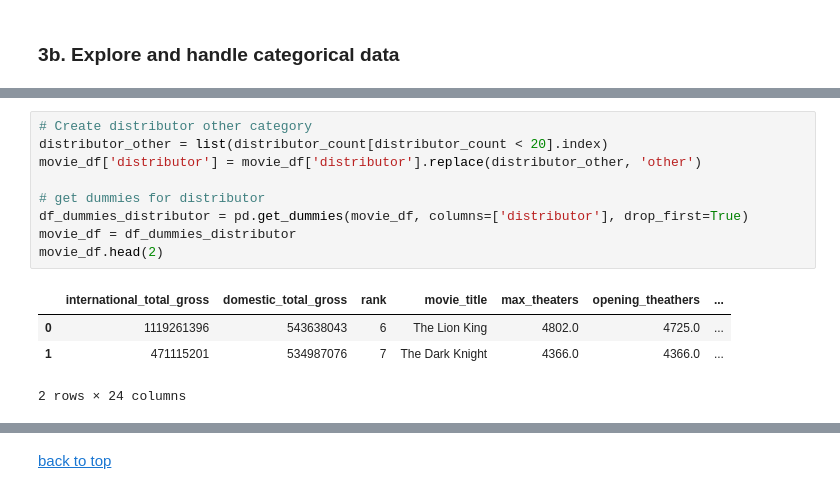
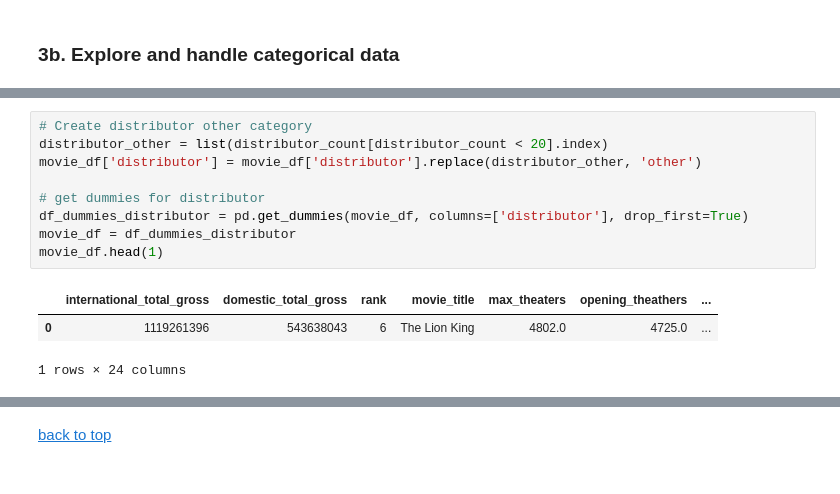
Before and after one commit to slp22/regression-project, a Jupyter notebook: adaptation_movies_regression.ipynb, the cells around one changed output, grey strips where cells are left out. Saved outputs shown, nothing was run; the diff lists cells and outputs as text.

```diff
--- a/adaptation_movies_regression.ipynb
+++ b/adaptation_movies_regression.ipynb
@@ -187,16 +138,15 @@ Name: distributor, Length: 92, dtype: int64
 # %%
 # Create distributor other category
 distributor_other = list(distributor_count[distributor_count < 20].index)
 movie_df['distributor'] = movie_df['distributor'].replace(distributor_other, 'other')
 
 # get dummies for distributor
 df_dummies_distributor = pd.get_dummies(movie_df, columns=['distributor'], drop_first=True)
 movie_df = df_dummies_distributor
-movie_df.head(2)
+movie_df.head(1)
 # %% [output]
 |  | international_total_gross | domestic_total_gross | rank | movie_title | max_theaters | opening_theathers | ... |
 | 0 | 1119261396 | 543638043 | 6 | The Lion King | 4802.0 | 4725.0 | ... |
-| 1 | 471115201 | 534987076 | 7 | The Dark Knight | 4366.0 | 4366.0 | ... |
-2 rows × 24 columns
+1 rows × 24 columns
 # %%
 movie_df.columns
```
Also changed, not shown: parts of 16 cells of this notebook.
